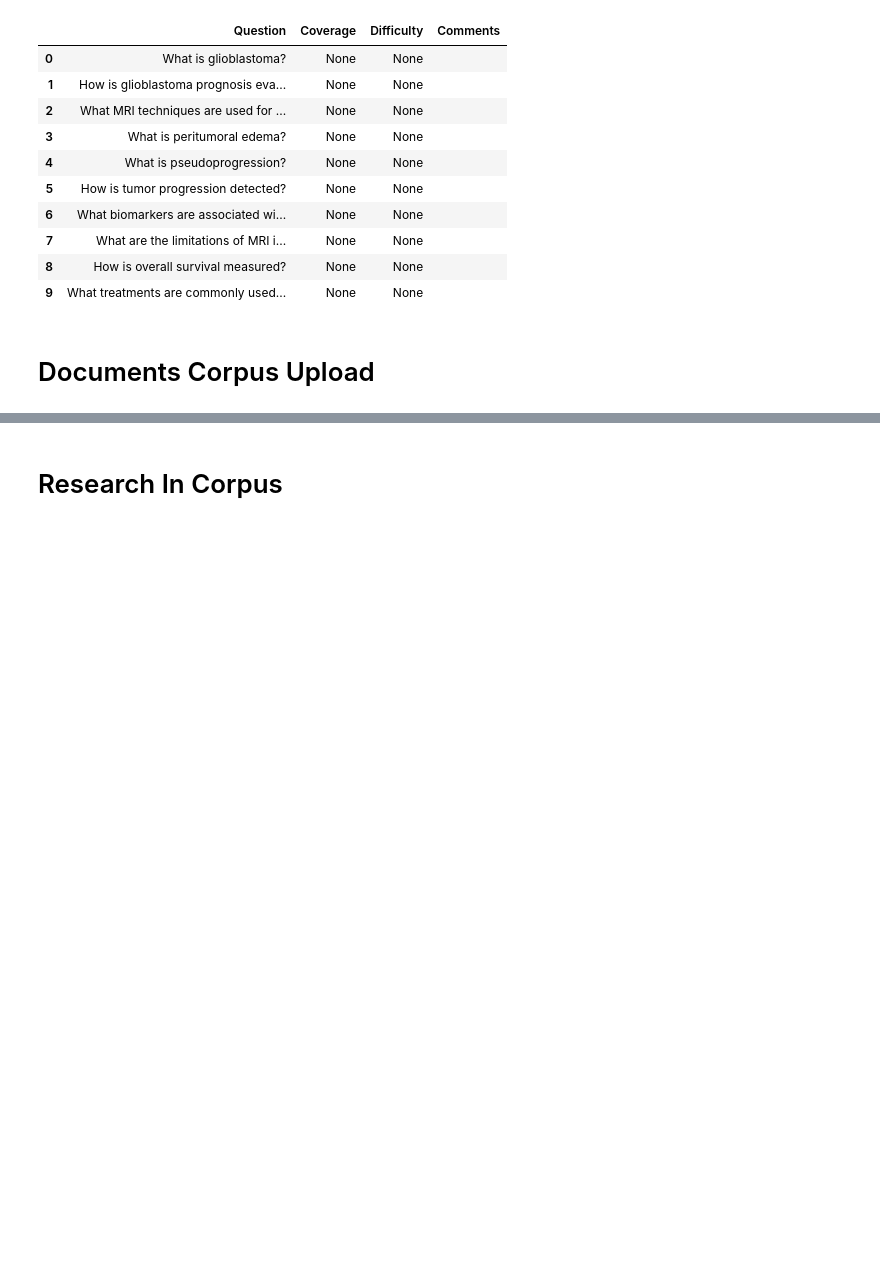
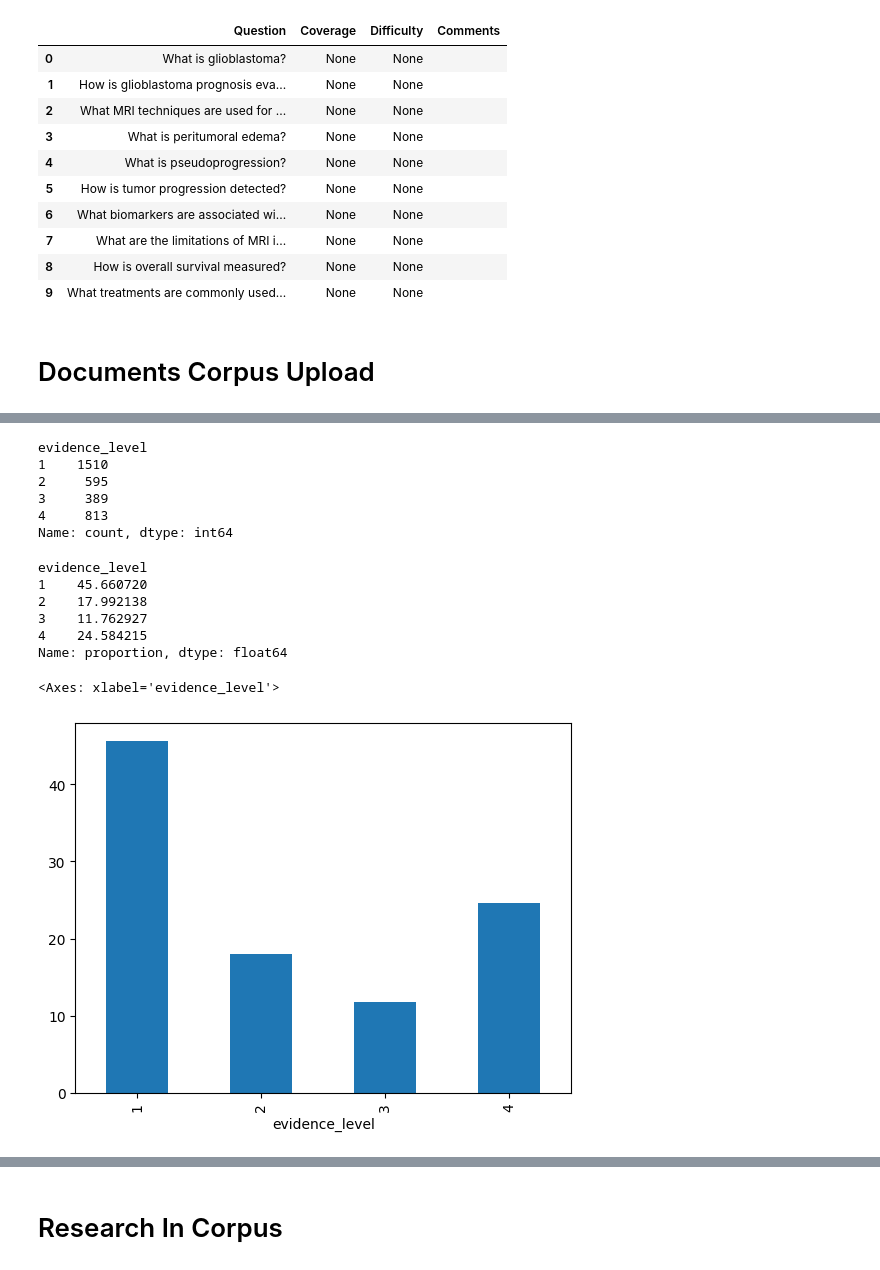
Before and after one commit to Jeremy-Duval-PhD/Medical_assistant, a Jupyter notebook: notebooks/09_corpus_evaluation.ipynb, the cells around one changed output, grey strips where cells are left out. Drawn from its saved outputs; the diff is of its cells as text; code cells hidden in the pictures; blank space fills up the shorter version.

```diff
--- a/notebooks/09_corpus_evaluation.ipynb
+++ b/notebooks/09_corpus_evaluation.ipynb
@@ -89,0 +169,23 @@ df.head()
+# %%
+stats = df["evidence_level"].value_counts().sort_index()
+display(stats)
+print("\n")
+stats = (df["evidence_level"].value_counts(normalize=True)*100).sort_index()
+display(stats)
+
+stats.plot(kind='bar')
+# %% [output]
+evidence_level
+1    1510
+2     595
+3     389
+4     813
+Name: count, dtype: int64
+evidence_level
+1    45.660720
+2    17.992138
+3    11.762927
+4    24.584215
+Name: proportion, dtype: float64
+<Axes: xlabel='evidence_level'>
+[figure, added]
```
Also changed, not shown: parts of 35 cells of this notebook, 2 other files.
